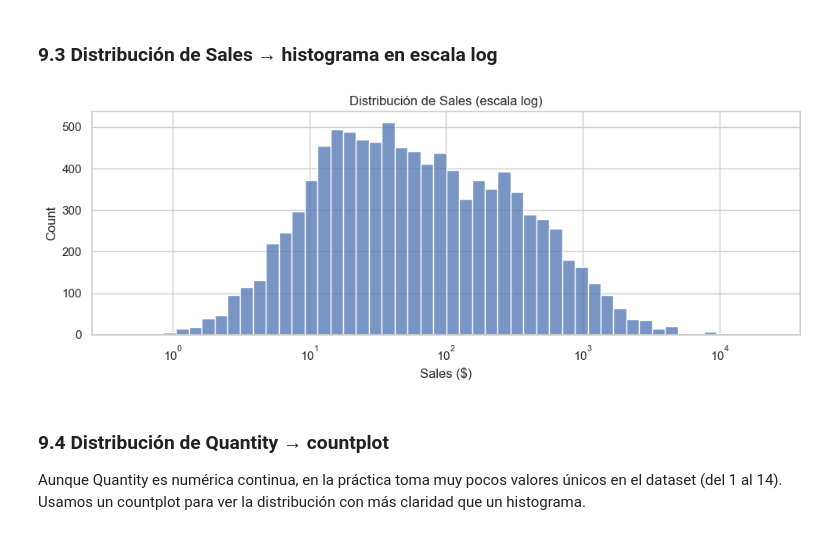
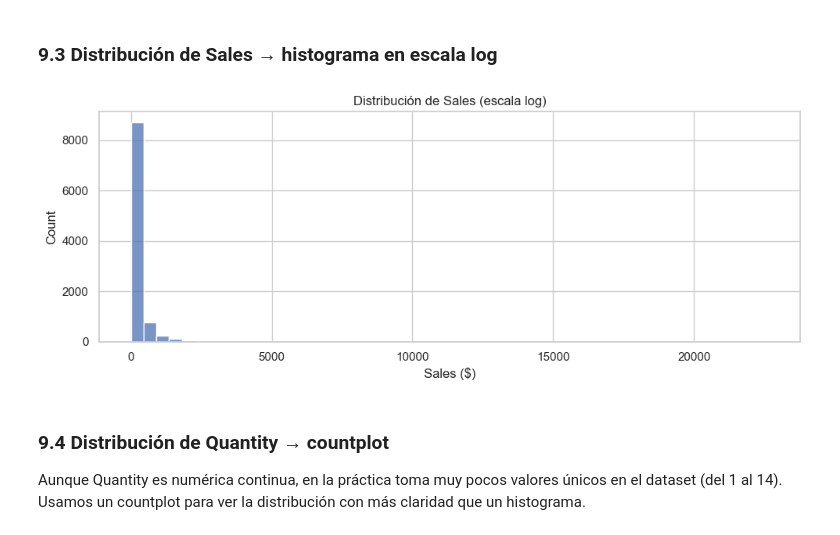
Before and after one commit to NoeliaTJ/ControlStock, a Jupyter notebook: superstore.ipynb, the cells around one changed output. Cells and saved outputs as stored; diff of their text form; code cells hidden in the pictures.

```diff
--- a/superstore.ipynb
+++ b/superstore.ipynb
@@ -395,13 +424,13 @@ for col, top_n in [('State', 15), ('City', 15), ('Postal Code', 15)]:
 ### 9.3 Distribución de Sales → histograma en escala log
 # %%
 plt.figure(figsize=(10, 4))
-sns.histplot(df['Sales'], bins=50, log_scale=True)
+sns.histplot(df['Sales'], bins=50)
 plt.title('Distribución de Sales (escala log)')
 plt.xlabel('Sales ($)')
 plt.tight_layout()
 plt.show()
 # %% [output]
-[figure, old version]
+[figure, new version]
 # %% [markdown]
 ### 9.4 Distribución de Quantity → countplot
 
```
Also changed, not shown: parts of 3 cells of this notebook.
